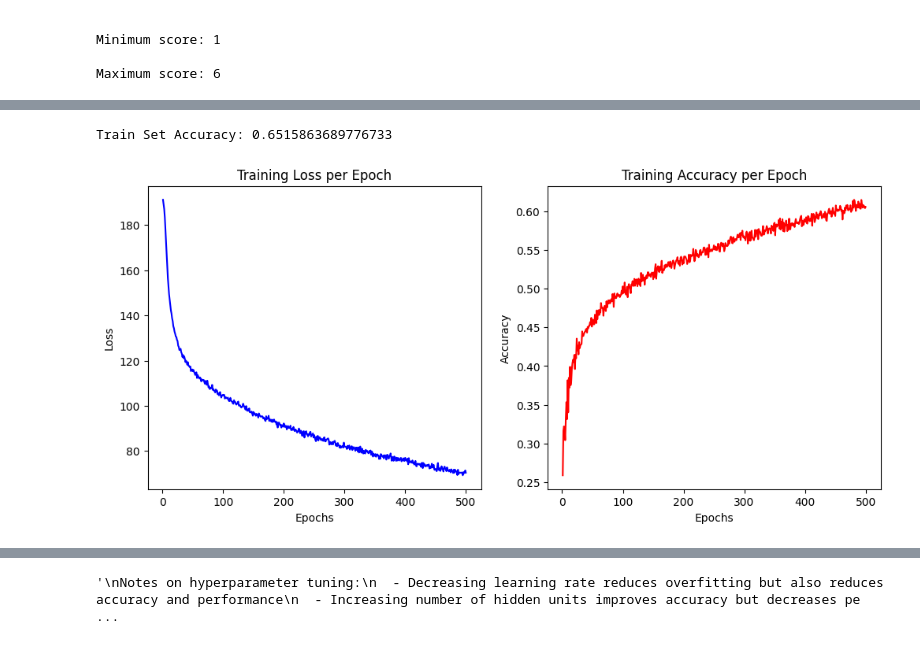
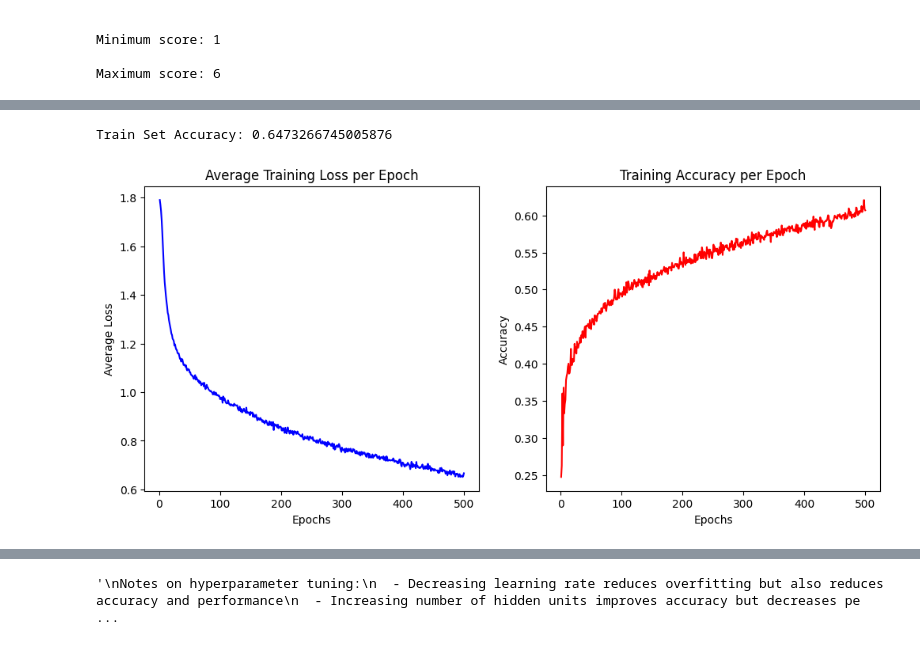
Before and after one commit to scottjaymsu/NLP-Autograder, a Jupyter notebook: BERT_FCNN_model.ipynb, the cells around one changed output, grey strips where cells are left out. Cells and saved outputs as stored; diff of their text form; code cells hidden in the pictures.

```diff
--- a/BERT_FCNN_model.ipynb
+++ b/BERT_FCNN_model.ipynb
@@ -222,6 +238,7 @@ def train_model(model, dataloader, loss_fn, optimizer, epochs=100):
             total += len(labels)
 
         accuracy = correct / total # accuracy of epoch
+        total_loss /= len(dataloader) # average loss of epoch
 
         # store to graph learning curve
         losses.append(total_loss)
@@ -232,7 +249,6 @@ def train_model(model, dataloader, loss_fn, optimizer, epochs=100):
     with torch.no_grad(): 	# no_grad mode doesn't compute gradients
       for inputs, labels in dataloader:
         inputs, labels = inputs.to(device), labels.to(device)
-
         outputs = model(inputs)
         _, predicted = torch.max(outputs, 1) # gets index of highest logit (predicted class value)
         # add labels from batch to lists as arrays
@@ -244,8 +260,8 @@ def train_model(model, dataloader, loss_fn, optimizer, epochs=100):
     plt.subplot(1, 2, 1)
     plt.plot(range(1, epochs+1), losses, label="Loss", color='blue')
     plt.xlabel('Epochs')
-    plt.ylabel('Loss')
-    plt.title('Training Loss per Epoch')
+    plt.ylabel('Average Loss')
+    plt.title('Average Training Loss per Epoch')
     plt.subplot(1, 2, 2)
     plt.plot(range(1, epochs+1), accuracies, label="Accuracy", color='red')
     plt.xlabel('Epochs')
@@ -254,35 +270,35 @@ def train_model(model, dataloader, loss_fn, optimizer, epochs=100):
 
     # compute and print overall accuracy
     train_accuracy = accuracy_score(y_actual, y_pred)
     print(f"\nTrain Set Accuracy: {train_accuracy}")
 
     # return actual/predicted labels for further visualization
     return y_actual, y_pred
 
 
 # format feature vector tensor and label tensor into dataset
 train_dataset_full = TensorDataset(features_tensor, labels_tensor)
 # create dataloader with dataset, shuffling data and using batch size of 64
 train_loader_full = DataLoader(train_dataset_full, batch_size=64, shuffle=True)
 
 # create model instance
 model = FCNN(input_dim=features_tensor.shape[1], hidden_dim=128, output_dim=max_score).to(device)
 
 # compute class weights with balanced weighting (less frequent classes have higher weight)
 class_weights = compute_class_weight(class_weight='balanced', classes=np.unique(y_train), y=y)
 # convert weights into tensor
 class_weights = torch.tensor(class_weights, dtype=torch.float).to(device)
 
 # define loss_fn to be cross entropy loss: applies softmax to logits and computes cross entropy from softmax
 loss_fn = nn.CrossEntropyLoss(weight=class_weights)
 
 # optimizer for model: scales learning rates independently for weights
 optimizer = optim.Adam(model.parameters(), lr=0.0001)
 
 y_actual_train, y_pred_train = train_model(model, train_loader_full, loss_fn, optimizer, epochs=500) # perform training
 # %% [output]
-Train Set Accuracy: 0.6515863689776733
+Train Set Accuracy: 0.6473266745005876
-[figure, old version]
+[figure, new version]
 # %%
 # plot confusion matrix and accuracies for training
 plot_confusion_matrix(y_actual_train, y_pred_train)
```
Also changed, not shown: parts of 11 cells of this notebook, 1 other file.
